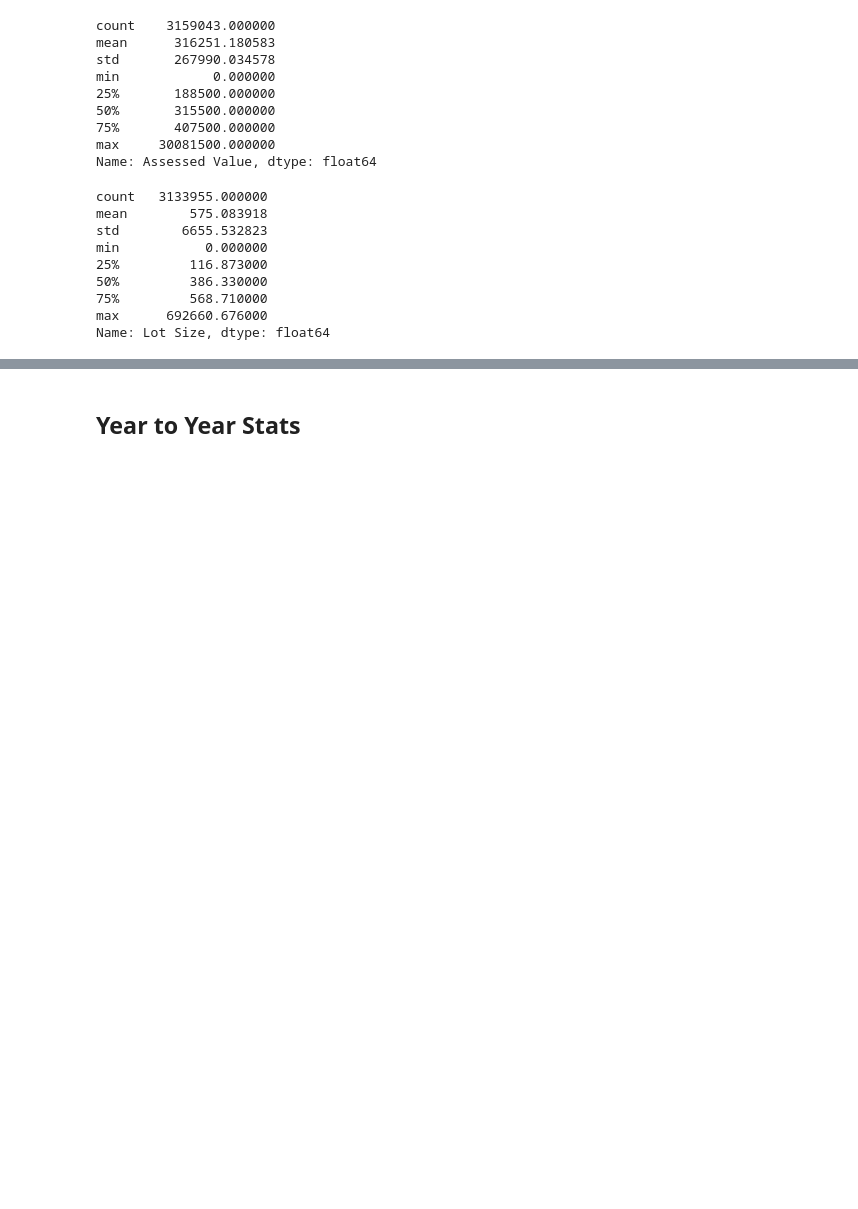
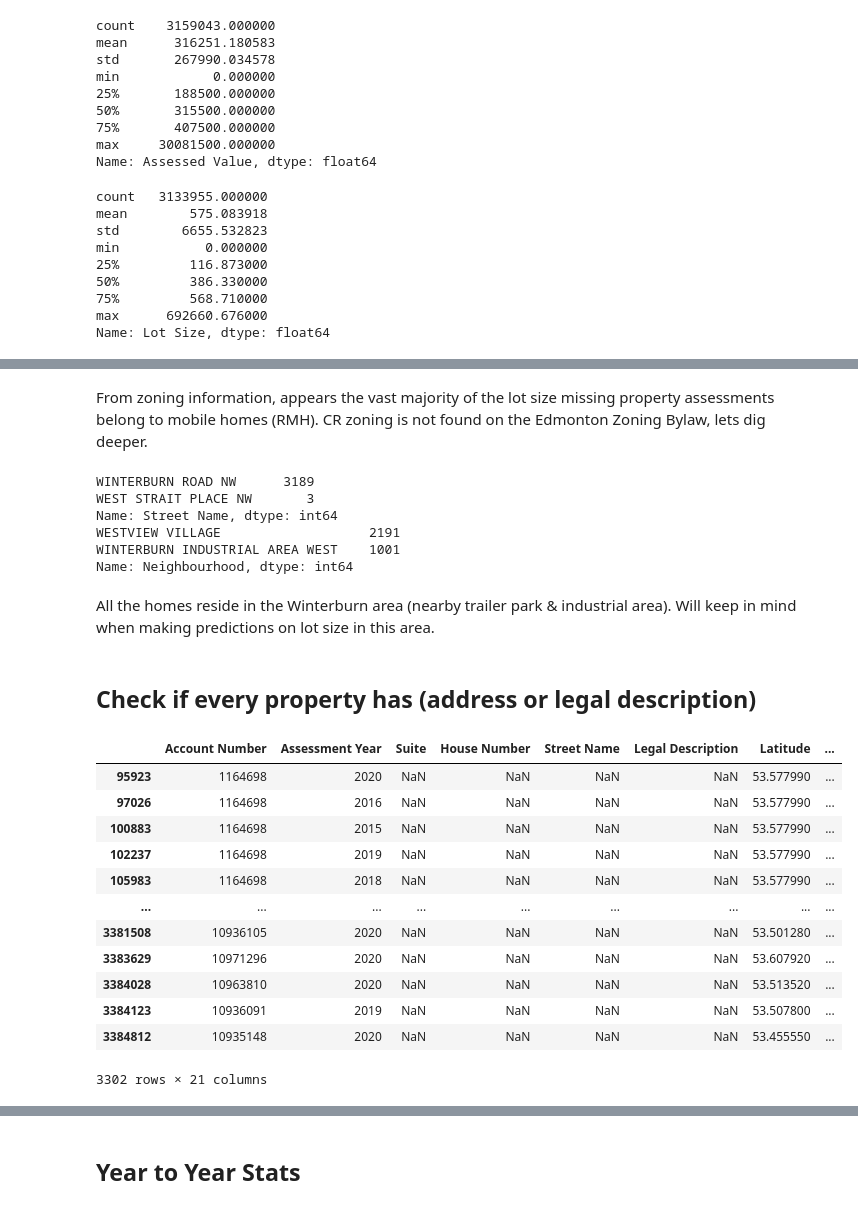
Before and after one commit to mcmccaig/prop_price, a Jupyter notebook: notebooks/EDA.ipynb, the cells around one changed output, grey strips where cells are left out. Cells and saved outputs as stored; diff of their text form; code cells hidden in the pictures; blank space fills up the shorter version.

```diff
--- a/notebooks/EDA.ipynb
+++ b/notebooks/EDA.ipynb
@@ -128,0 +173,34 @@ Name: Lot Size, dtype: float64
+# %% [markdown]
+From zoning information, appears the vast majority of the lot size missing property assessments belong to mobile homes (RMH). CR zoning is not found on the Edmonton Zoning Bylaw, lets dig deeper.
+# %%
+cr_zone = no_lot_size[no_lot_size['Zoning'] == 'CR']
+print(cr_zone['Street Name'].value_counts())
+print(cr_zone['Neighbourhood'].value_counts())
+# %% [output]
+WINTERBURN ROAD NW      3189
+WEST STRAIT PLACE NW       3
+Name: Street Name, dtype: int64
+WESTVIEW VILLAGE                   2191
+WINTERBURN INDUSTRIAL AREA WEST    1001
+Name: Neighbourhood, dtype: int64
+# %% [markdown]
+All the homes reside in the Winterburn area (nearby trailer park & industrial area). Will keep in mind when making predictions on lot size in this area.
+# %% [markdown]
+## Check if every property has (address or legal description)
+# %%
+no_addy_df = resi_house_data[resi_house_data['Street Name'].isnull() & resi_house_data['Legal Description'].isnull()]
+no_addy_df
+# %% [output]
+|  | Account Number | Assessment Year | Suite | House Number | Street Name | Legal Description | Latitude | ... |
+| 95923 | 1164698 | 2020 | NaN | NaN | NaN | NaN | 53.577990 | ... |
+| 97026 | 1164698 | 2016 | NaN | NaN | NaN | NaN | 53.577990 | ... |
+| 100883 | 1164698 | 2015 | NaN | NaN | NaN | NaN | 53.577990 | ... |
+| 102237 | 1164698 | 2019 | NaN | NaN | NaN | NaN | 53.577990 | ... |
+| 105983 | 1164698 | 2018 | NaN | NaN | NaN | NaN | 53.577990 | ... |
+| ... | ... | ... | ... | ... | ... | ... | ... | ... |
+| 3381508 | 10936105 | 2020 | NaN | NaN | NaN | NaN | 53.501280 | ... |
+| 3383629 | 10971296 | 2020 | NaN | NaN | NaN | NaN | 53.607920 | ... |
+| 3384028 | 10963810 | 2020 | NaN | NaN | NaN | NaN | 53.513520 | ... |
+| 3384123 | 10936091 | 2019 | NaN | NaN | NaN | NaN | 53.507800 | ... |
+| 3384812 | 10935148 | 2020 | NaN | NaN | NaN | NaN | 53.455550 | ... |
+3302 rows × 21 columns
```
Also changed, not shown: parts of 36 cells of this notebook.
